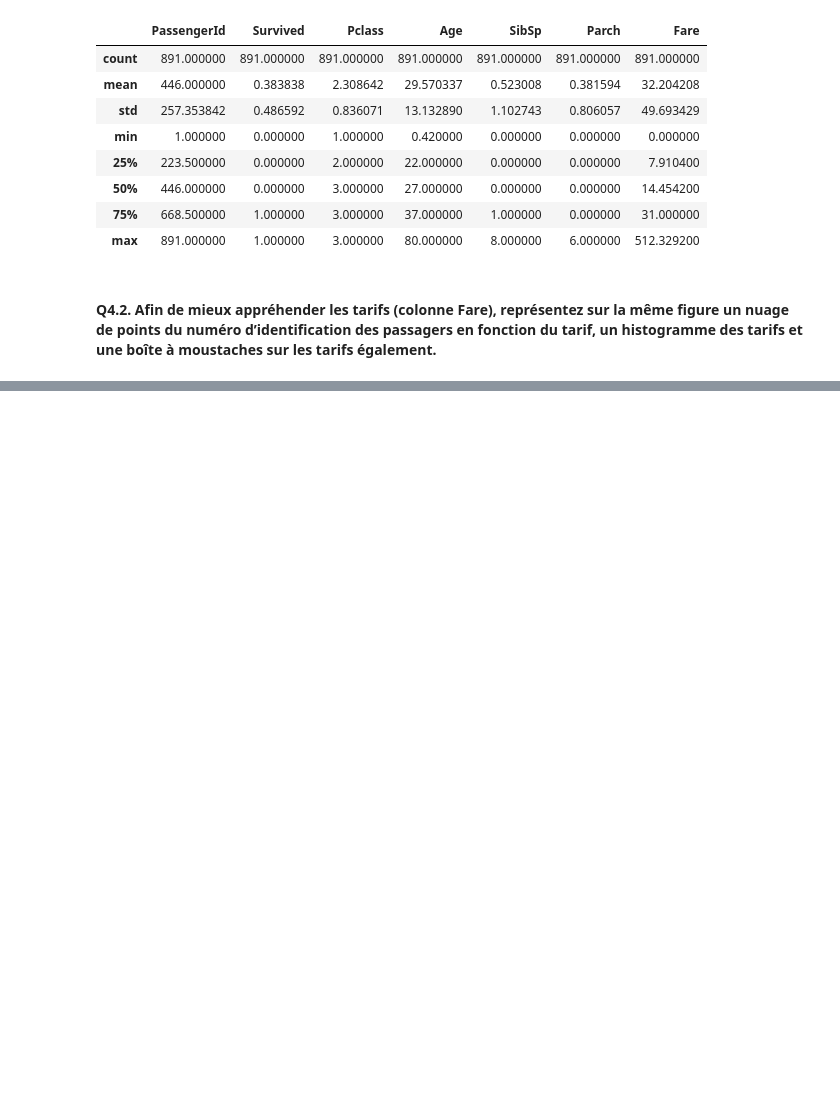
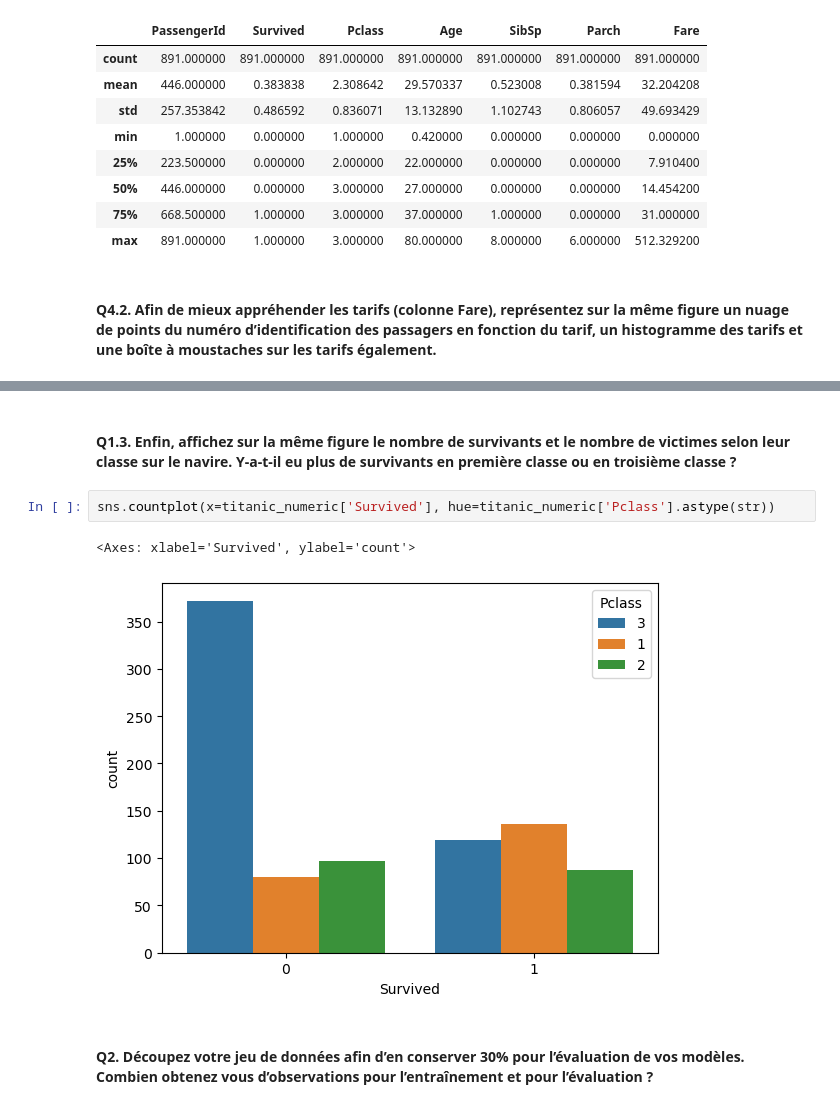
Before and after one commit to AntoineHazebrouck/modelisation-mathematique, a Jupyter notebook: tp6/tp6.ipynb, the cells around one changed output, grey strips where cells are left out. Saved outputs shown, nothing was run; the diff lists cells and outputs as text; blank space fills up the shorter version.

```diff
--- a/tp6/tp6.ipynb
+++ b/tp6/tp6.ipynb
@@ -633,0 +652,9 @@ ValueError: figure size must be positive finite not (30, -1)
+# %% [markdown]
+#### Q1.3. Enfin, affichez sur la même figure le nombre de survivants et le nombre de victimes selon leur classe sur le navire. Y-a-t-il eu plus de survivants en première classe ou en troisième classe ?
+# %%
+sns.countplot(x=titanic_numeric['Survived'], hue=titanic_numeric['Pclass'].astype(str))
+# %% [output]
+<Axes: xlabel='Survived', ylabel='count'>
+[figure, added]
+# %% [markdown]
+#### Q2. Découpez votre jeu de données afin d’en conserver 30% pour l’évaluation de vos modèles. Combien obtenez vous d’observations pour l’entraînement et pour l’évaluation ?
```
Also changed, not shown: parts of 30 cells of this notebook.
